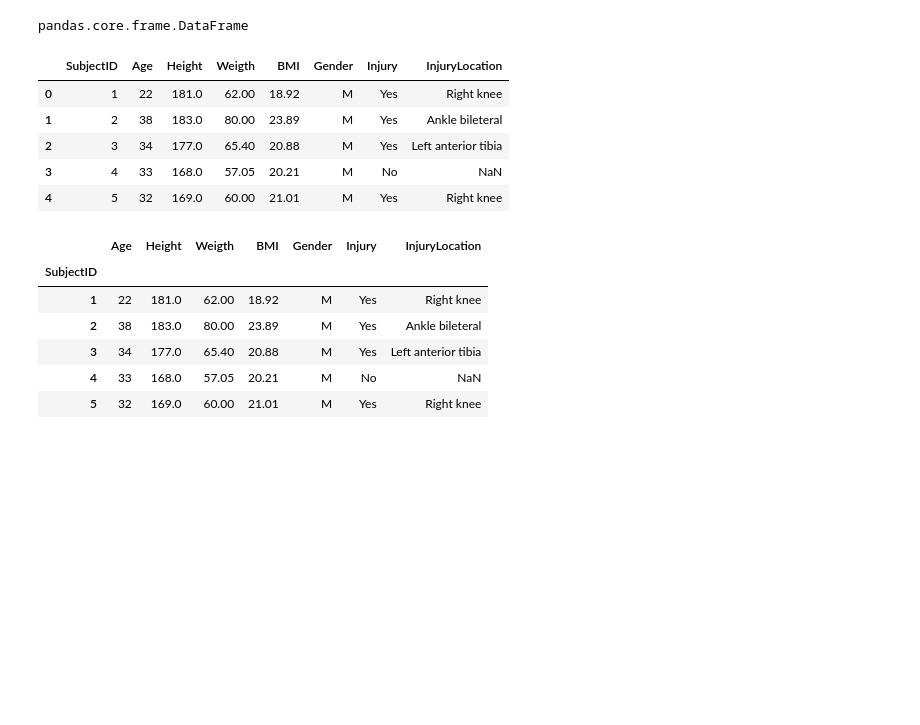
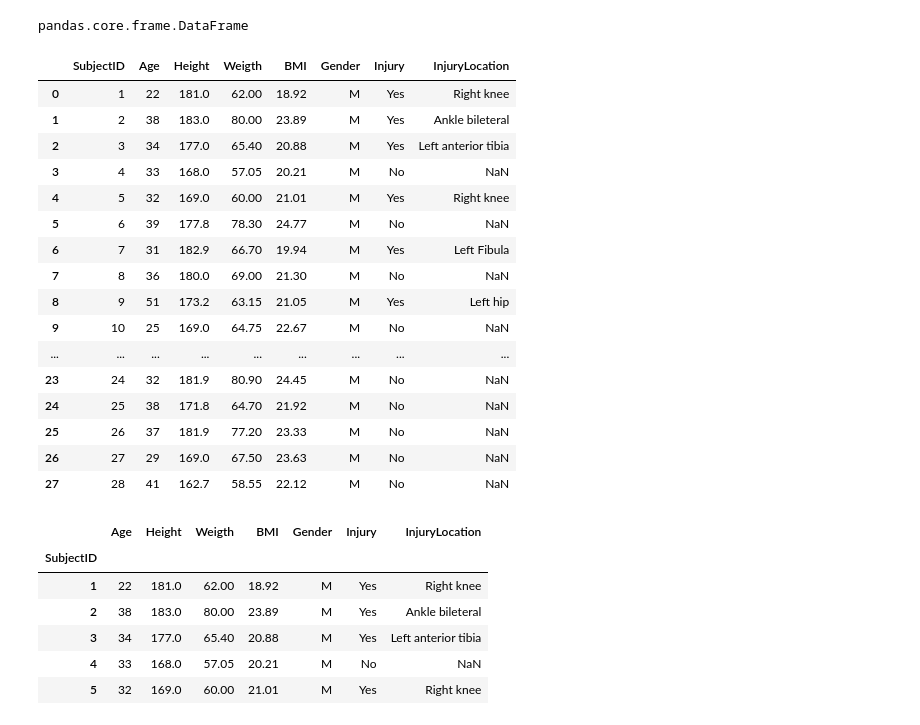
Before and after one commit to dguari1/Data_Science_Biomechanics, a Jupyter notebook: 15 - Data Visualization and Analysis.ipynb, the cells around one changed output. Drawn from its saved outputs; the diff is of its cells as text; code cells hidden in the pictures; blank space fills up the shorter version.

```diff
--- a/15 - Data Visualization and Analysis.ipynb
+++ b/15 - Data Visualization and Analysis.ipynb
@@ -61,15 +61,26 @@ type(data)
 # %% [output]
 pandas.core.frame.DataFrame
 # %%
-data.head()
+data
 #pandas will assign a new column with an index (unless you specify the index), and will assume that the firs row corresponds to the headers
 # %% [output]
 |  | SubjectID | Age | Height | Weigth | BMI | Gender | Injury | InjuryLocation |
 | 0 | 1 | 22 | 181.0 | 62.00 | 18.92 | M | Yes | Right knee |
 | 1 | 2 | 38 | 183.0 | 80.00 | 23.89 | M | Yes | Ankle bileteral |
 | 2 | 3 | 34 | 177.0 | 65.40 | 20.88 | M | Yes | Left anterior tibia |
 | 3 | 4 | 33 | 168.0 | 57.05 | 20.21 | M | No | NaN |
 | 4 | 5 | 32 | 169.0 | 60.00 | 21.01 | M | Yes | Right knee |
+| 5 | 6 | 39 | 177.8 | 78.30 | 24.77 | M | No | NaN |
+| 6 | 7 | 31 | 182.9 | 66.70 | 19.94 | M | Yes | Left Fibula |
+| 7 | 8 | 36 | 180.0 | 69.00 | 21.30 | M | No | NaN |
+| 8 | 9 | 51 | 173.2 | 63.15 | 21.05 | M | Yes | Left hip |
+| 9 | 10 | 25 | 169.0 | 64.75 | 22.67 | M | No | NaN |
+| ... | ... | ... | ... | ... | ... | ... | ... | ... |
+| 23 | 24 | 32 | 181.9 | 80.90 | 24.45 | M | No | NaN |
+| 24 | 25 | 38 | 171.8 | 64.70 | 21.92 | M | No | NaN |
+| 25 | 26 | 37 | 181.9 | 77.20 | 23.33 | M | No | NaN |
+| 26 | 27 | 29 | 169.0 | 67.50 | 23.63 | M | No | NaN |
+| 27 | 28 | 41 | 162.7 | 58.55 | 22.12 | M | No | NaN |
 # %%
 data = pd.read_csv('./gaitData/RBDSinfo.csv', index_col=0)
 data.head()
```
Also changed, not shown: parts of 6 cells of this notebook, 8 other files.
